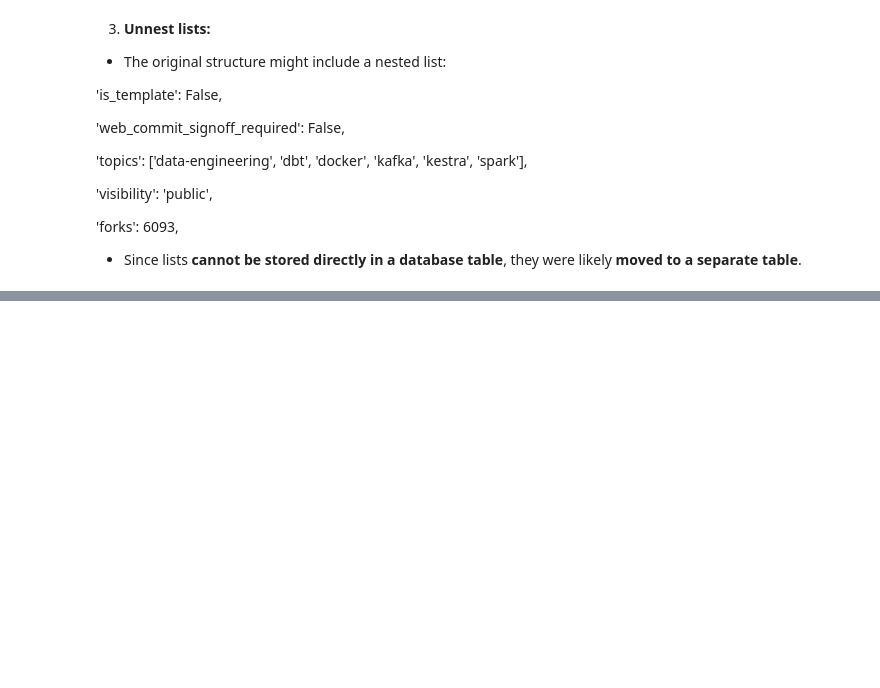
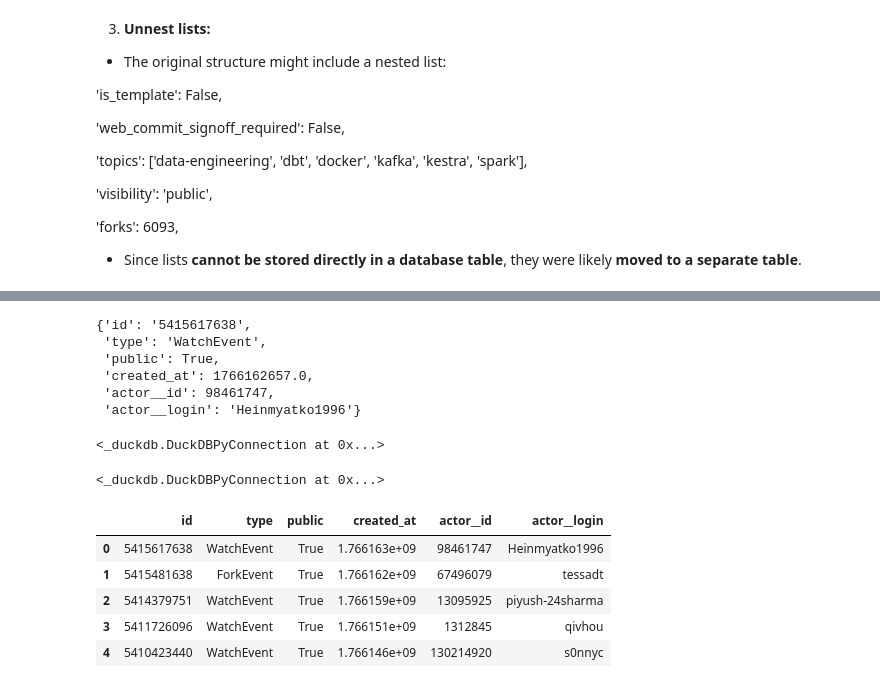
Before and after one commit to M21x1/PipeLiningEverythingProjetcs, a Jupyter notebook: data_loading/data_down_and_loading.ipynb, the cells around one changed output, grey strips where cells are left out. Drawn from its saved outputs; the diff is of its cells as text; code cells hidden in the pictures; blank space fills up the shorter version.

```diff
--- a/data_loading/data_down_and_loading.ipynb
+++ b/data_loading/data_down_and_loading.ipynb
@@ -636,0 +707,63 @@ len(all_data)
+# %%
+import duckdb
+
+# 1. Create a connection to a DuckDB database
+
+conn = duckdb.connect('github_events.duckdb')
+# %%
+processed_events[0]
+# %% [output]
+{'id': '5415617638',
+ 'type': 'WatchEvent',
+ 'public': True,
+ 'created_at': 1766162657.0,
+ 'actor__id': 98461747,
+ 'actor__login': 'Heinmyatko1996'}
+# %%
+# 2. Create the `github_events` table
+
+conn.execute("""
+CREATE TABLE IF NOT EXISTS github_events (
+             id TEXT PRIMARY KEY,
+             type TEXT,
+             public BOOLEAN,
+             created_at DOUBLE,
+             actor__id BIGINT,
+             actor__login TEXT
+);
+""")
+# %% [output]
+<_duckdb.DuckDBPyConnection at 0x...>
+# %%
+flattened_data = [
+    (
+        record['id'],
+        record['type'],
+        record['public'],
+        record['created_at'],
+        record['actor__id'],
+        record['actor__login']
+
+    )
+    for record in processed_events
+]
+
+# 3. Insert data into the `github_events` table
+
+conn.executemany("""
+INSERT INTO github_events (id, type, public, created_at, actor__id, actor__login)
+VALUES (?, ?, ?, ?, ?, ?)
+ON CONFLICT (id) DO NOTHING;
+""", flattened_data)
+# %% [output]
+<_duckdb.DuckDBPyConnection at 0x...>
+# %%
+df = conn.execute("SELECT * FROM github_events LIMIT 5").df()
+df.head()
+# %% [output]
+|  | id | type | public | created_at | actor__id | actor__login |
+| 0 | 5415617638 | WatchEvent | True | 1.766163e+09 | 98461747 | Heinmyatko1996 |
+| 1 | 5415481638 | ForkEvent | True | 1.766162e+09 | 67496079 | tessadt |
+| 2 | 5414379751 | WatchEvent | True | 1.766159e+09 | 13095925 | piyush-24sharma |
+| 3 | 5411726096 | WatchEvent | True | 1.766151e+09 | 1312845 | qivhou |
+| 4 | 5410423440 | WatchEvent | True | 1.766146e+09 | 130214920 | s0nnyc |
```
Also changed, not shown: parts of 34 cells of this notebook, 2 other files.
